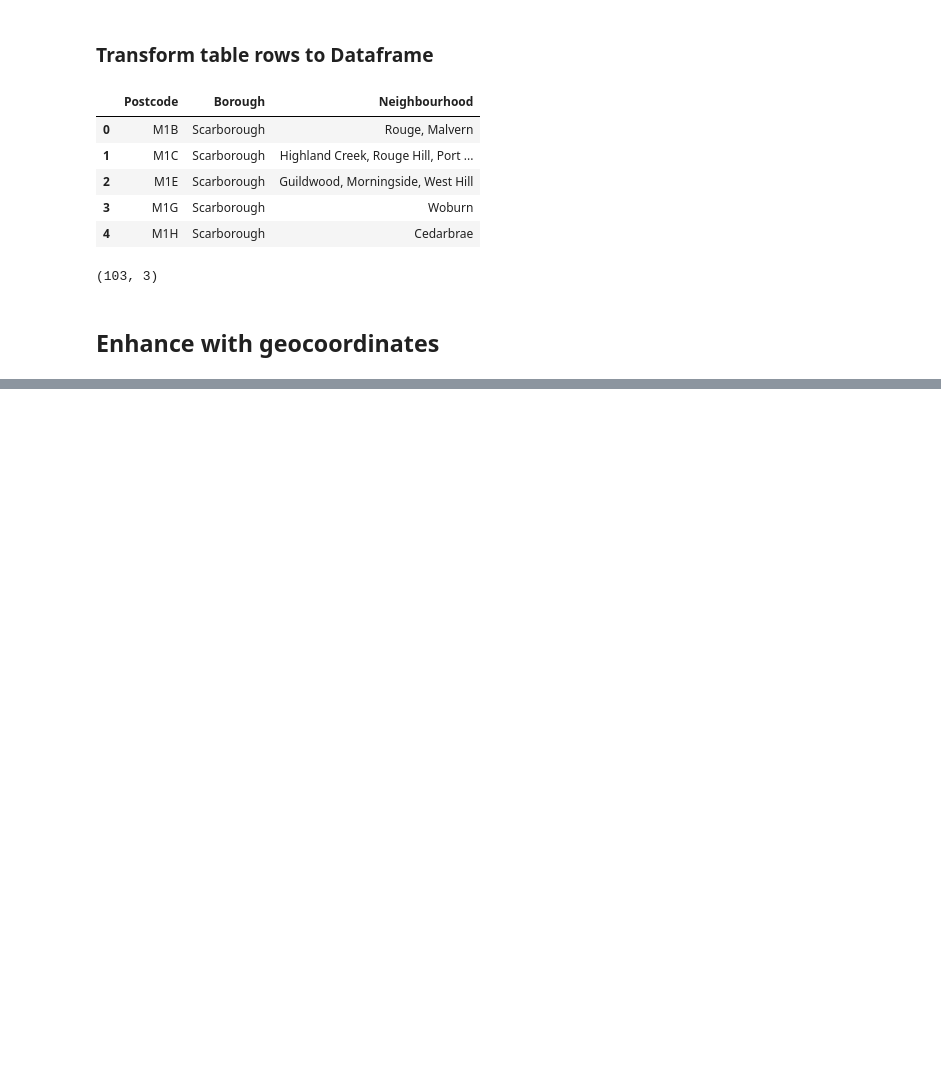
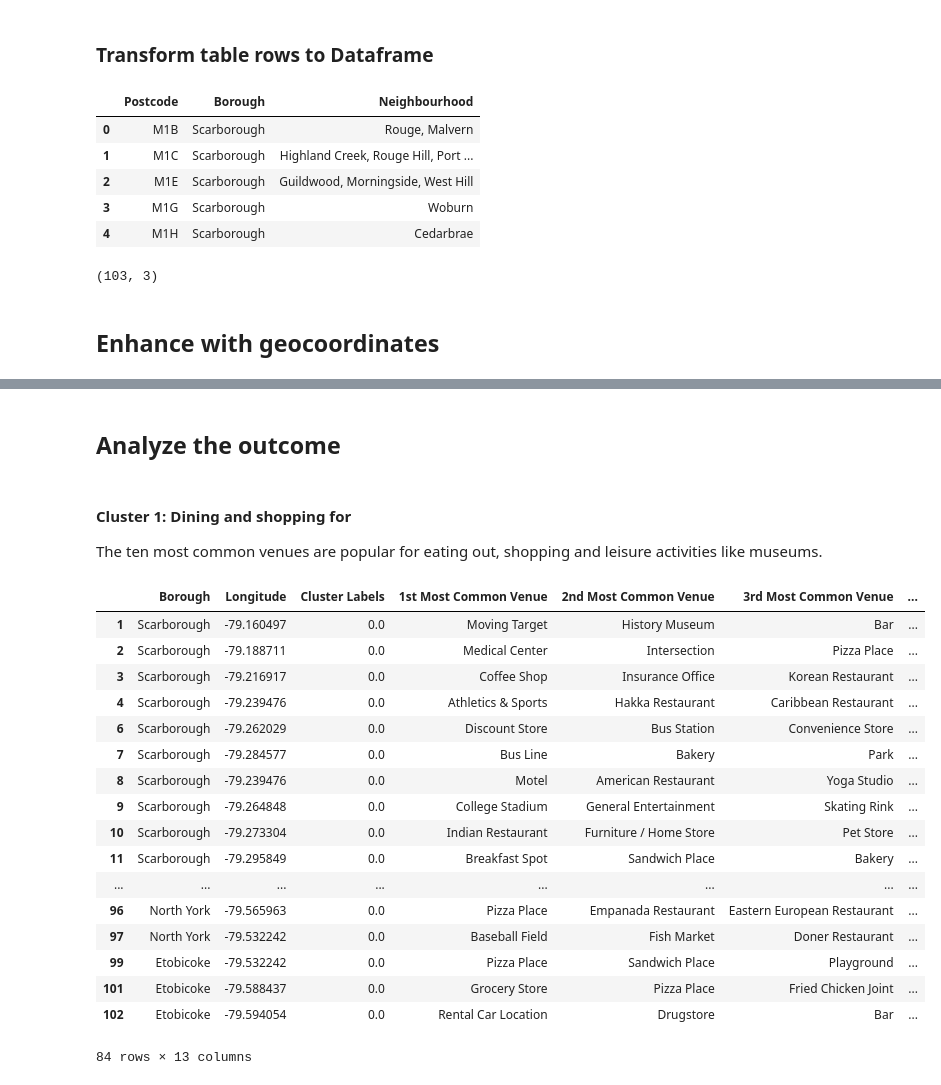
Before and after one commit to adi-de-masi/adsc-notebook, a Jupyter notebook: adsc-2.ipynb, the cells around one changed output, grey strips where cells are left out. Drawn from its saved outputs; the diff is of its cells as text; code cells hidden in the pictures; blank space fills up the shorter version.

```diff
--- a/adsc-2.ipynb
+++ b/adsc-2.ipynb
@@ -94,0 +311,21 @@ geo_enhanced_df.drop(labels='Postal Code', axis='columns')
+# %%
+num_top_venues = 10
+
+indicators = ['st', 'nd', 'rd']
+
+# create columns according to number of top venues
+columns = ['Neighborhood']
+for ind in np.arange(num_top_venues):
+    try:
+        columns.append('{}{} Most Common Venue'.format(ind+1, indicators[ind]))
+    except:
+        columns.append('{}th Most Common Venue'.format(ind+1))
+
+# create a new dataframe
+neighborhoods_venues_sorted = pd.DataFrame(columns=columns)
+neighborhoods_venues_sorted['Neighborhood'] = toronto_grouped['Neighbourhood']
+
+for ind in np.arange(toronto_grouped.shape[0]):
+    neighborhoods_venues_sorted.iloc[ind, 1:] = return_most_common_venues(toronto_grouped.iloc[ind, :], num_top_venues)
+
+neighborhoods_venues_sorted.head()
@@ -94,0 +344,11 @@ geo_enhanced_df.drop(labels='Postal Code', axis='columns')
+# %%
+# set number of clusters
+kclusters = 5
+
+toronto_grouped_clustering = toronto_grouped.drop('Neighbourhood', 1)
+
+# run k-means clustering
+kmeans = KMeans(n_clusters=kclusters, random_state=0).fit(toronto_grouped_clustering)
+
+# check cluster labels generated for each row in the dataframe
+kmeans.labels_[0:10]
@@ -94,0 +357,11 @@ geo_enhanced_df.drop(labels='Postal Code', axis='columns')
+# %%
+# add clustering labels
+
+neighborhoods_venues_sorted.insert(0, 'Cluster Labels', kmeans.labels_)
+
+toronto_merged = geo_enhanced_df
+
+# merge toronto_grouped with toronto_data to add latitude/longitude for each neighborhood
+toronto_merged = toronto_merged.join(neighborhoods_venues_sorted.set_index('Neighborhood'), on='Neighbourhood')
+
+toronto_merged.head() # check the last columns!
@@ -94,0 +406,27 @@ geo_enhanced_df.drop(labels='Postal Code', axis='columns')
+# %% [markdown]
+## Analyze the outcome
+# %% [markdown]
+#### Cluster 1: Dining and shopping for
+
+The ten most common venues are popular for eating out, shopping and leisure activities like museums.
+# %%
+toronto_merged.loc[toronto_merged['Cluster Labels'] == 0, toronto_merged.columns[[1] + list(range(5, toronto_merged.shape[1]))]]
+# %% [output]
+|  | Borough | Longitude | Cluster Labels | 1st Most Common Venue | 2nd Most Common Venue | 3rd Most Common Venue | ... |
+| 1 | Scarborough | -79.160497 | 0.0 | Moving Target | History Museum | Bar | ... |
+| 2 | Scarborough | -79.188711 | 0.0 | Medical Center | Intersection | Pizza Place | ... |
+| 3 | Scarborough | -79.216917 | 0.0 | Coffee Shop | Insurance Office | Korean Restaurant | ... |
+| 4 | Scarborough | -79.239476 | 0.0 | Athletics & Sports | Hakka Restaurant | Caribbean Restaurant | ... |
+| 6 | Scarborough | -79.262029 | 0.0 | Discount Store | Bus Station | Convenience Store | ... |
+| 7 | Scarborough | -79.284577 | 0.0 | Bus Line | Bakery | Park | ... |
+| 8 | Scarborough | -79.239476 | 0.0 | Motel | American Restaurant | Yoga Studio | ... |
+| 9 | Scarborough | -79.264848 | 0.0 | College Stadium | General Entertainment | Skating Rink | ... |
+| 10 | Scarborough | -79.273304 | 0.0 | Indian Restaurant | Furniture / Home Store | Pet Store | ... |
+| 11 | Scarborough | -79.295849 | 0.0 | Breakfast Spot | Sandwich Place | Bakery | ... |
+| ... | ... | ... | ... | ... | ... | ... | ... |
+| 96 | North York | -79.565963 | 0.0 | Pizza Place | Empanada Restaurant | Eastern European Restaurant | ... |
+| 97 | North York | -79.532242 | 0.0 | Baseball Field | Fish Market | Doner Restaurant | ... |
+| 99 | Etobicoke | -79.532242 | 0.0 | Pizza Place | Sandwich Place | Playground | ... |
+| 101 | Etobicoke | -79.588437 | 0.0 | Grocery Store | Pizza Place | Fried Chicken Joint | ... |
+| 102 | Etobicoke | -79.594054 | 0.0 | Rental Car Location | Drugstore | Bar | ... |
+84 rows × 13 columns
```
Also changed, not shown: parts of 35 cells of this notebook.
